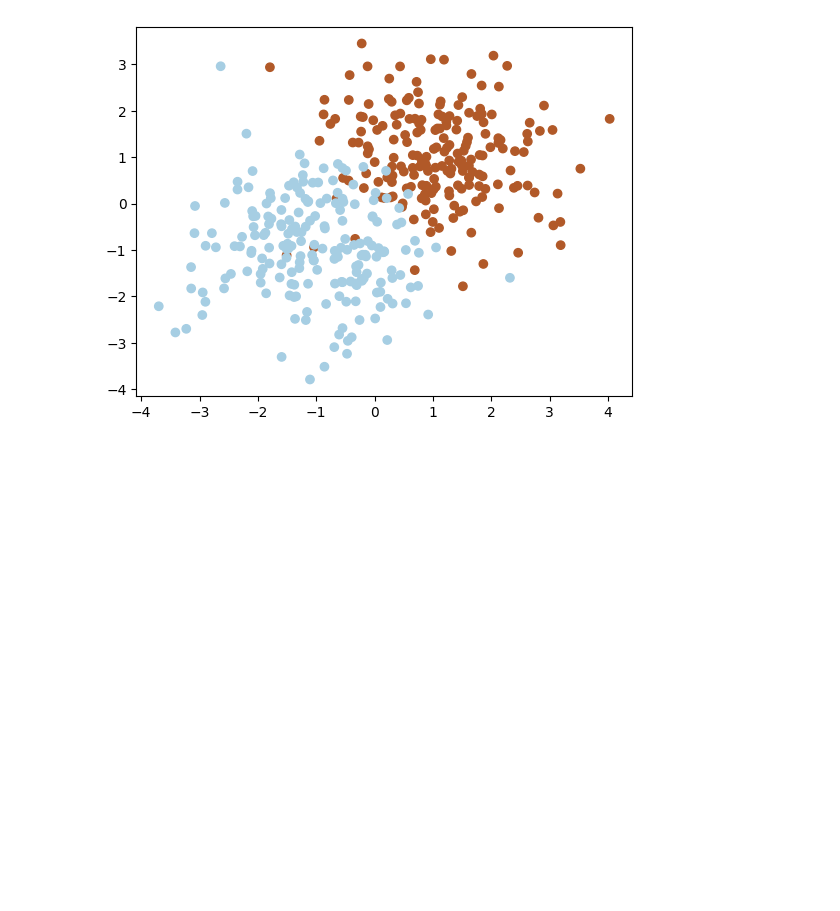
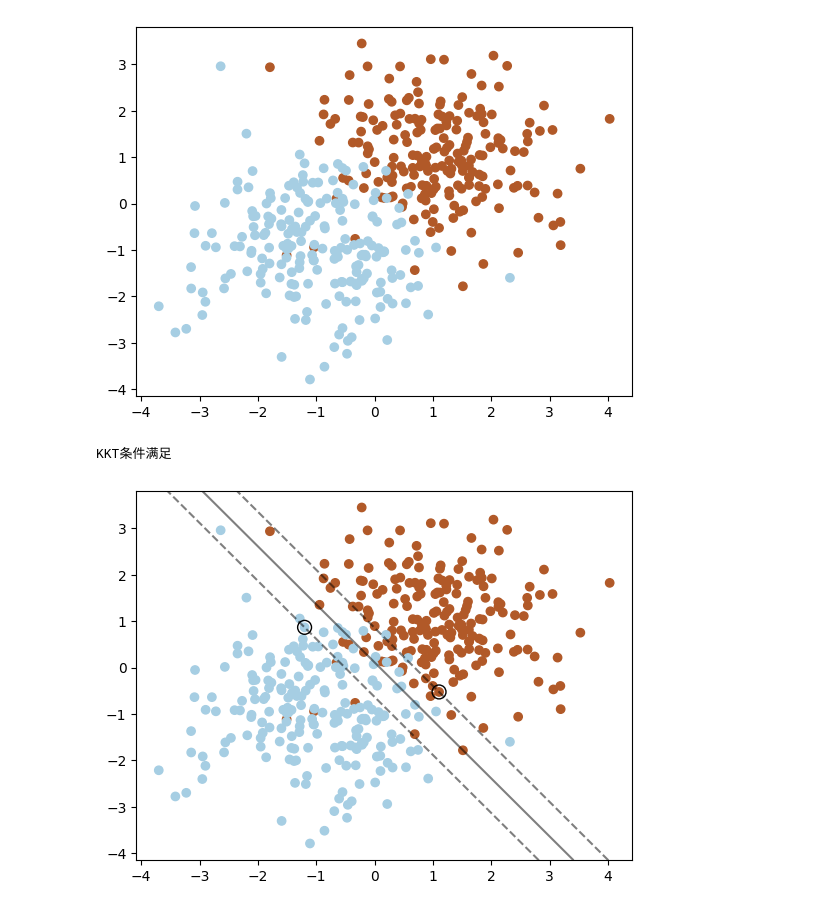
Before and after one commit to ITOTI-Y/Example, a Jupyter notebook: SVM/SVM.ipynb, the cells around one changed output. Drawn from its saved outputs; the diff is of its cells as text; code cells hidden in the pictures; blank space fills up the shorter version.

```diff
--- a/SVM/SVM.ipynb
+++ b/SVM/SVM.ipynb
@@ -136,40 +167,4 @@ def step_svm(X,alpha,b,tol=0.001,C=1):
-# %%
-def svm(alpha,b,X,tol=0.001,C=1,max_iter=1000):
-    iters = 0
-    result = []
-    while iters < max_iter:
-        for i in range(m):
-            E1 = Error(i,alpha,b)
-            if (y[i]*E1 < -tol and alpha[i] < C) or (y[i]*E1 > tol and alpha[i] > 0):
-                j = np.random.choice([k for k in range(X.shape[0]) if k != i])
-                E2 = Error(j,alpha,b)
-
-                alpha_old_i = alpha[i]
-                alpha_old_j = alpha[j]
-
-                if eta(i,j) <= 0:
-                    continue
-
-                alpha[j] = cut_off(alpha,i,j,E1,E2)
-
-                if abs(alpha[j] - alpha_old_j) < 0.0001:
-                    continue
-
-                alpha[i] = alpha_old_i + y[i]*y[j]*(alpha_old_j - alpha[j])
-
-                b1 = b - E1 - y[i]*(alpha[i]-alpha_old_i)*kernel(X[i],X[i]) - y[j]*(alpha[j]-alpha_old_j)*kernel(X[i],X[j])
-                b2 = b - E2 - y[i]*(alpha[i]-alpha_old_i)*kernel(X[i],X[j]) - y[j]*(alpha[j]-alpha_old_j)*kernel(X[j],X[j])
-
-                if 0 < alpha[i] < C:
-                    b = b1
-                elif 0 < alpha[j] < C:
-                    b = b2
-                else:
-                    b = (b1+b2)/2
-                w = np.dot(alpha*y,X)
-
-                result.append([w,b,alpha])
-        iters += 1
-    return result
 # %%
-solution = svm(alpha,b,X,tol=0.001,C=1,max_iter=1000)
+solution = svm(alpha,b,X,Y,tol=0.001,C=1,max_iter=1000,is_force = True)
+# %% [output]
+KKT条件满足
@@ -178 +171,5 @@ KKT = KKT_error(X,solution[0][2],solution[0][1],type='list')
+# %%
+result_show(solution,X,Y)
+# %% [output]
+[figure, added]
 # %%
```
Also changed, not shown: parts of 7 cells of this notebook, 3 other files.
